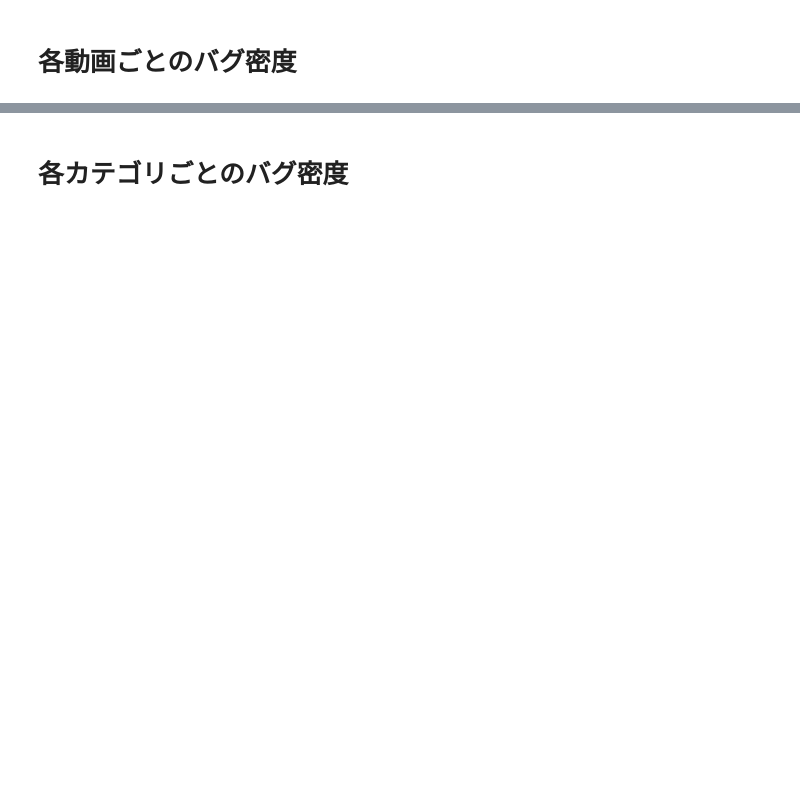
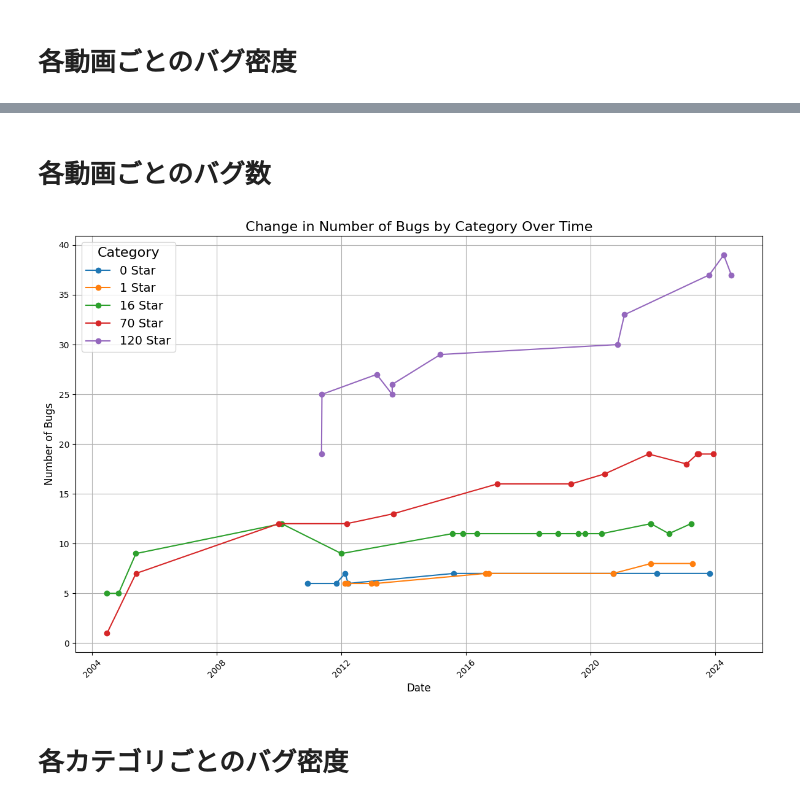
Before and after one commit to posl/uenaka_game_bug, a Jupyter notebook: sheet_analysis/sheet_analysis.ipynb, the cells around one changed output, grey strips where cells are left out. Cells and saved outputs as stored; diff of their text form; code cells hidden in the pictures; blank space fills up the shorter version.

```diff
--- a/sheet_analysis/sheet_analysis.ipynb
+++ b/sheet_analysis/sheet_analysis.ipynb
@@ -268,2 +220,57 @@ plt.show()
+# %% [markdown]
+# 各動画ごとのバグ数
+# %%
+# 結果を格納するリスト
+results = []
+
+# カテゴリごとのresultを計算し、リストに保存
+for video_id in video_ids_in_order:
+    if video_id in video_results:
+        data = video_results[video_id]
+        result = data['count']  # ビデオIDの出現回数
+        # カテゴリ部分を抽出（最初の'-'の前）
+        category = video_id.split('-')[0]
+        # 日付部分を抽出（最後の3つの'-'で区切られた部分）
+        date_parts = video_id.split('-')[-3:]
+        date_str = '-'.join(date_parts)
+        # 日付部分をdatetime型に変換
+        try:
+            date = pd.to_datetime(date_str)
+            # カテゴリ、日付、resultをリストに追加
+            results.append((category, date, result))
+        except ValueError:
+            print(f"Invalid date format in video_id: {video_id}")
+
+
+
+# 結果をデータフレームに変換
+results_df = pd.DataFrame(results, columns=['Category', 'Date', 'Result'])
+
+# 各カテゴリごとにプロット
+plt.figure(figsize=(12, 8))
+
+categories = results_df['Category'].unique()
+
+for category in categories:
+    # 各カテゴリごとのデータを抽出
+    category_data = results_df[results_df['Category'] == category]
+    # 日付順にソート
+    category_data = category_data.sort_values('Date')
+    # 折れ線グラフの作成
+    plt.plot(category_data['Date'], category_data['Result'], marker='o', linestyle='-', label=f'{category} Star')
+
+# グラフのタイトルやラベルの設定
+plt.title('Change in Number of Bugs by Category Over Time', fontsize=16)
+plt.xlabel('Date', fontsize=12)
+plt.ylabel('Number of Bugs', fontsize=12)
+plt.legend(title="Category", fontsize=14, title_fontsize=16)
+plt.grid(True)
+
+# グラフの表示
+plt.xticks(rotation=45)  # 日付が読みやすくなるように回転
+plt.tight_layout()
+plt.show()
+# %% [output]
+[figure, added]
 # %% [markdown]
 # 各カテゴリごとのバグ密度
```
Also changed, not shown: parts of 27 cells of this notebook.
